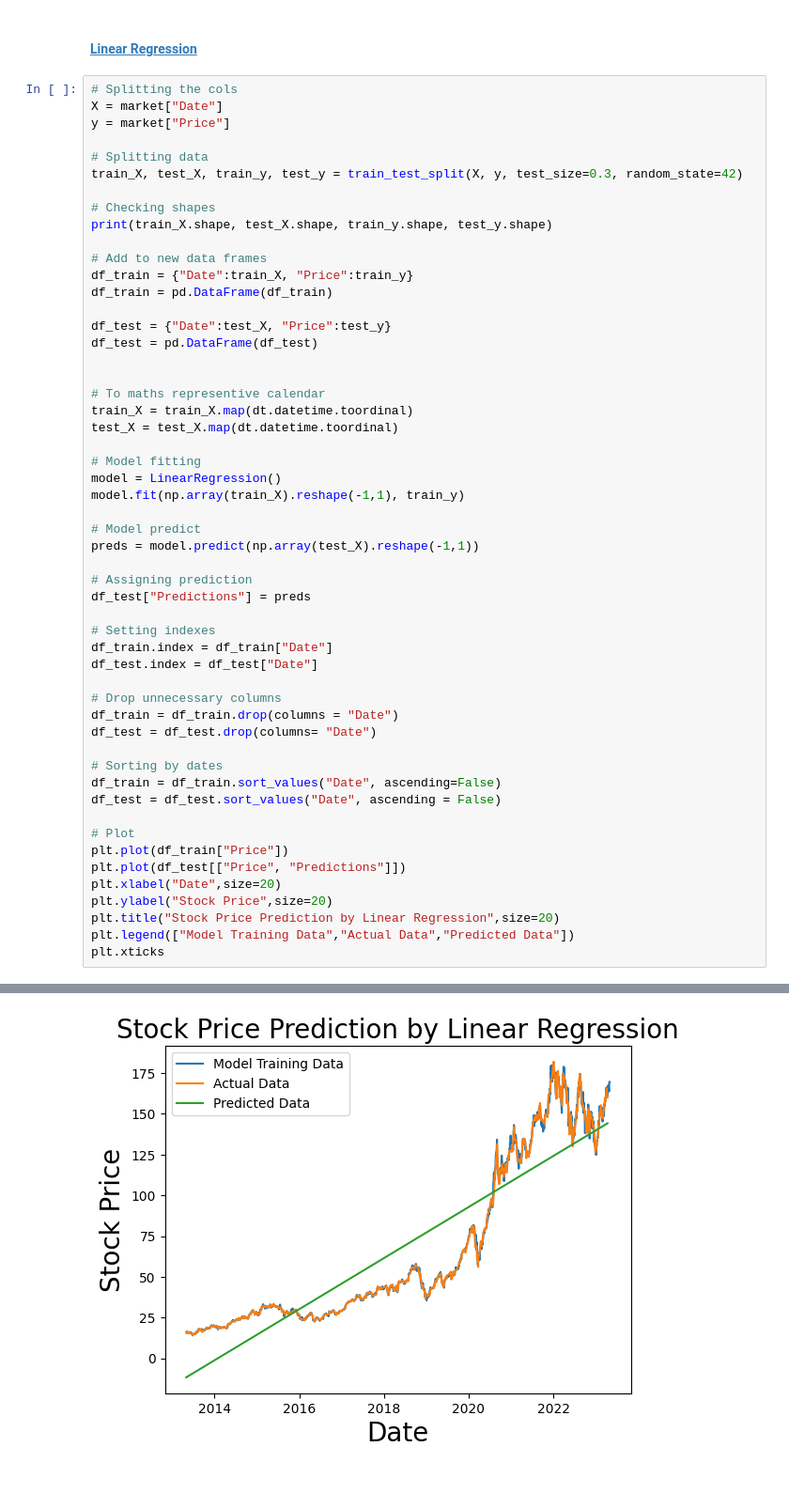
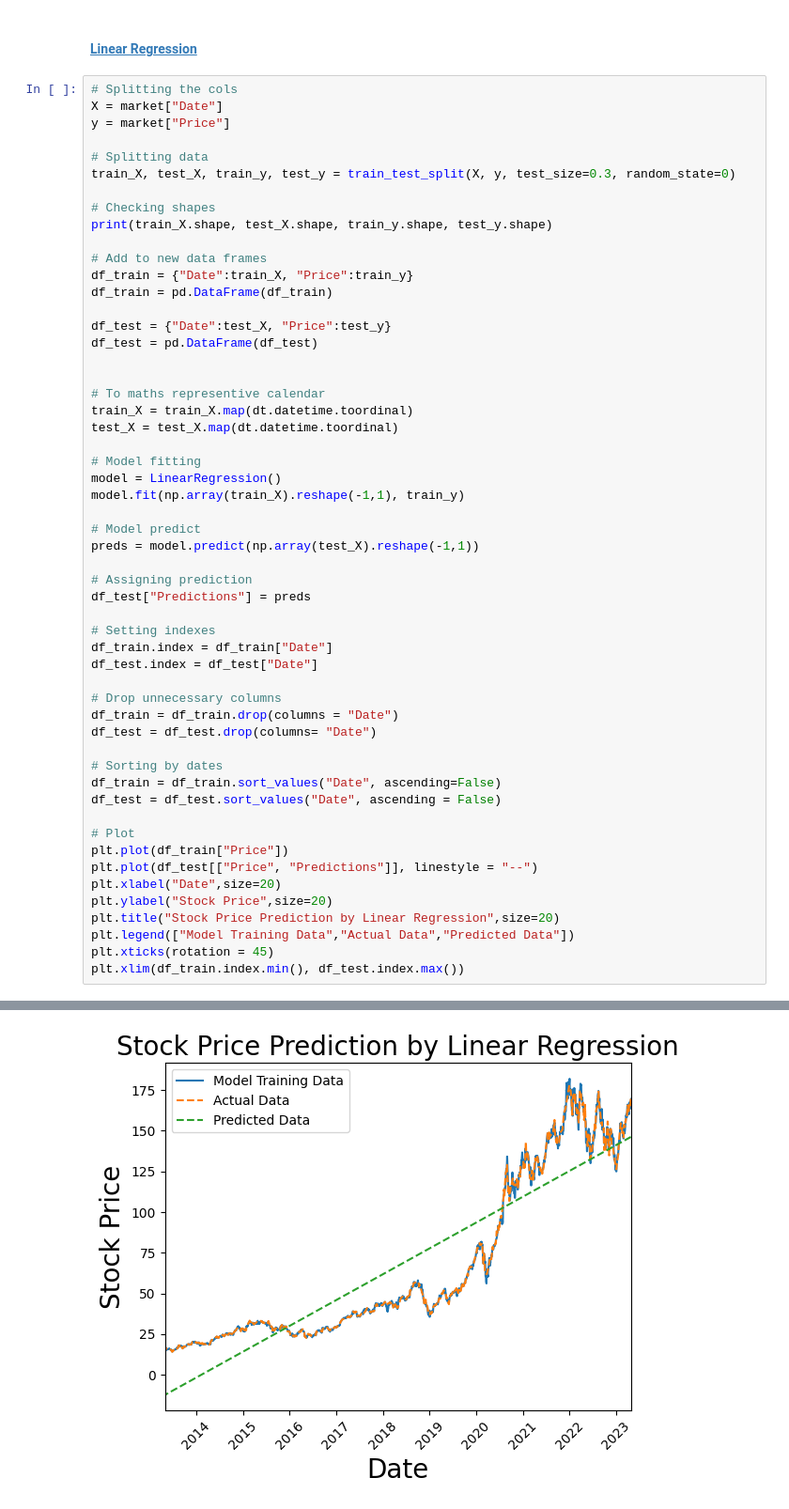
Before and after one commit to Radko99/Apple-stocks-wrangling-cleaning, a Jupyter notebook: Stocks_predictions.ipynb, the cells around one changed output, grey strips where cells are left out. Shown at 94% size. Drawn from its saved outputs; the diff is of its cells as text; blank space fills up the shorter version.

```diff
--- a/Stocks_predictions.ipynb
+++ b/Stocks_predictions.ipynb
@@ -199,7 +201,7 @@ X = market["Date"]
 y = market["Price"]
 
 # Splitting data
-train_X, test_X, train_y, test_y = train_test_split(X, y, test_size=0.3, random_state=42)
+train_X, test_X, train_y, test_y = train_test_split(X, y, test_size=0.3, random_state=0)
 
 # Checking shapes
 print(train_X.shape, test_X.shape, train_y.shape, test_y.shape)
@@ -240,11 +242,12 @@ df_test = df_test.sort_values("Date", ascending = False)
 
 # Plot
 plt.plot(df_train["Price"])
-plt.plot(df_test[["Price", "Predictions"]])
+plt.plot(df_test[["Price", "Predictions"]], linestyle = "--")
 plt.xlabel("Date",size=20)
 plt.ylabel("Stock Price",size=20)
 plt.title("Stock Price Prediction by Linear Regression",size=20)
 plt.legend(["Model Training Data","Actual Data","Predicted Data"])
-plt.xticks
+plt.xticks(rotation = 45)
+plt.xlim(df_train.index.min(), df_test.index.max())
 # %% [output]
 (1762,) (756,) (1762,) (756,)
@@ -252 +255 @@ plt.xticks
-[figure, old version]
+[figure, new version]
```
Also changed, not shown: parts of 10 cells of this notebook.
